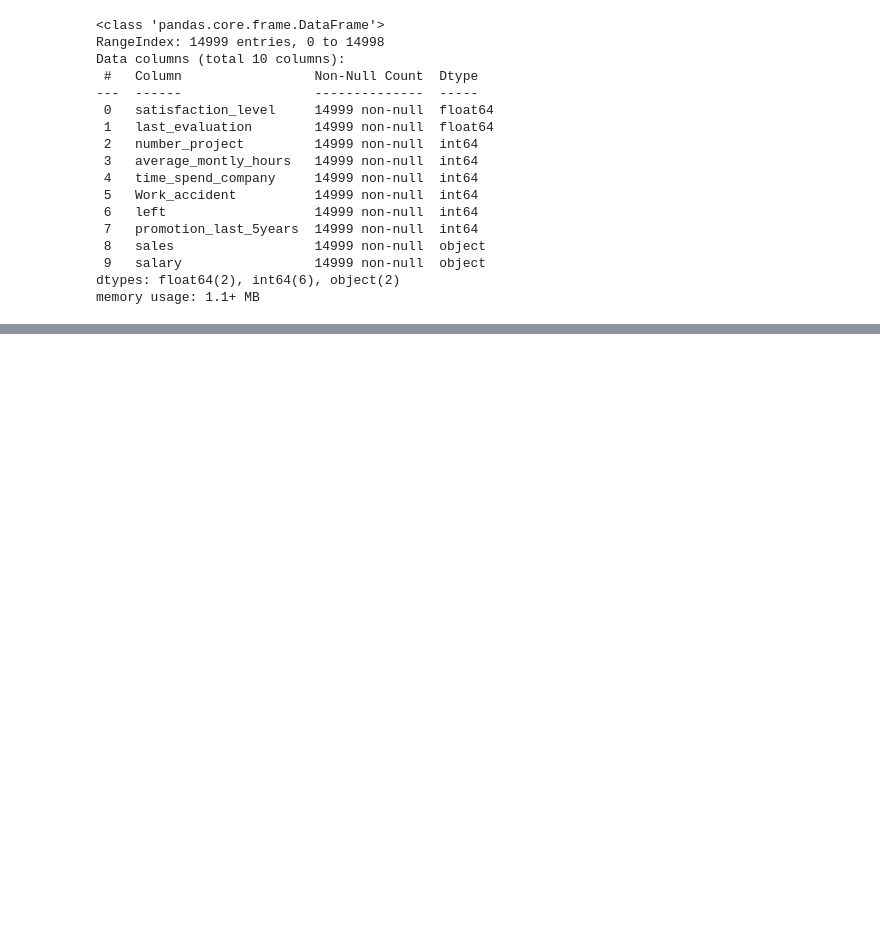
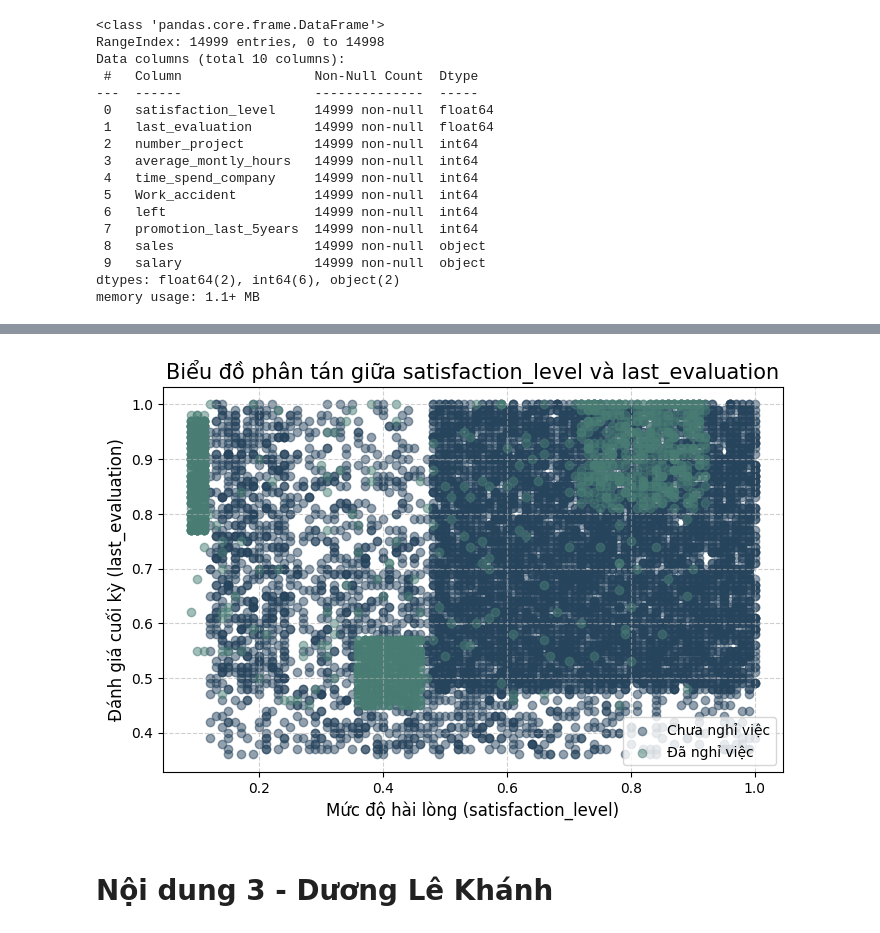
Before and after one commit to Cgaz275/PTDL, a Jupyter notebook: PTDL.ipynb, the cells around one changed output, grey strips where cells are left out. Saved outputs shown, nothing was run; the diff lists cells and outputs as text; code cells hidden in the pictures; blank space fills up the shorter version.

```diff
--- a/PTDL.ipynb
+++ b/PTDL.ipynb
@@ -77,3 +128,28 @@ memory usage: 1.1+ MB
+# %%
+# Tạo hai nhóm: Nhân viên đã nghỉ và chưa nghỉ
+df_left = df[df['left'] == 1]  # Nhân viên đã nghỉ việc
+df_stay = df[df['left'] == 0]  # Nhân viên vẫn làm việc
+
+# Vẽ biểu đồ scatter
+plt.figure(figsize=(8, 5))
+plt.scatter(df_stay['satisfaction_level'], df_stay['last_evaluation'],
+            color='#27445D', alpha=0.5, label="Chưa nghỉ việc")
+plt.scatter(df_left['satisfaction_level'], df_left['last_evaluation'],
+            color='#497D74', alpha=0.5, label="Đã nghỉ việc")
+
+# Thêm tiêu đề và nhãn
+plt.xlabel("Mức độ hài lòng (satisfaction_level)", size = 12)
+plt.ylabel("Đánh giá cuối kỳ (last_evaluation)", size = 12)
+plt.title("Biểu đồ phân tán giữa satisfaction_level và last_evaluation", size = 15)
+plt.legend()  # Hiển thị chú thích
+plt.grid(True, linestyle="--", alpha=0.6)  # Thêm lưới giúp dễ nhìn
+
+# Hiển thị biểu đồ
+plt.show()
+# %% [output]
+[figure, added]
+# %% [markdown]
+# Nội dung 3 - Dương Lê Khánh
 # %%
 output_notebook()
 
```
Also changed, not shown: parts of 14 cells of this notebook.
